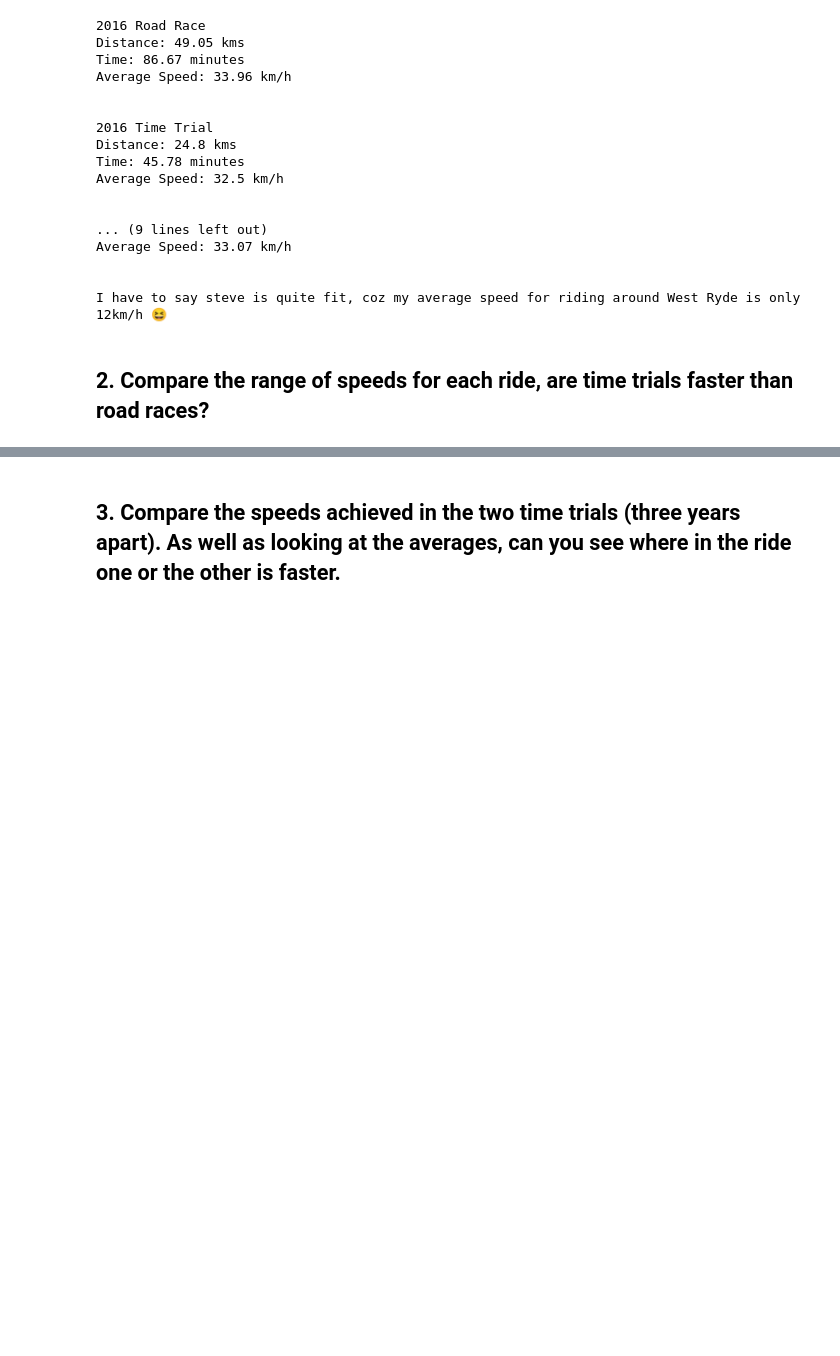
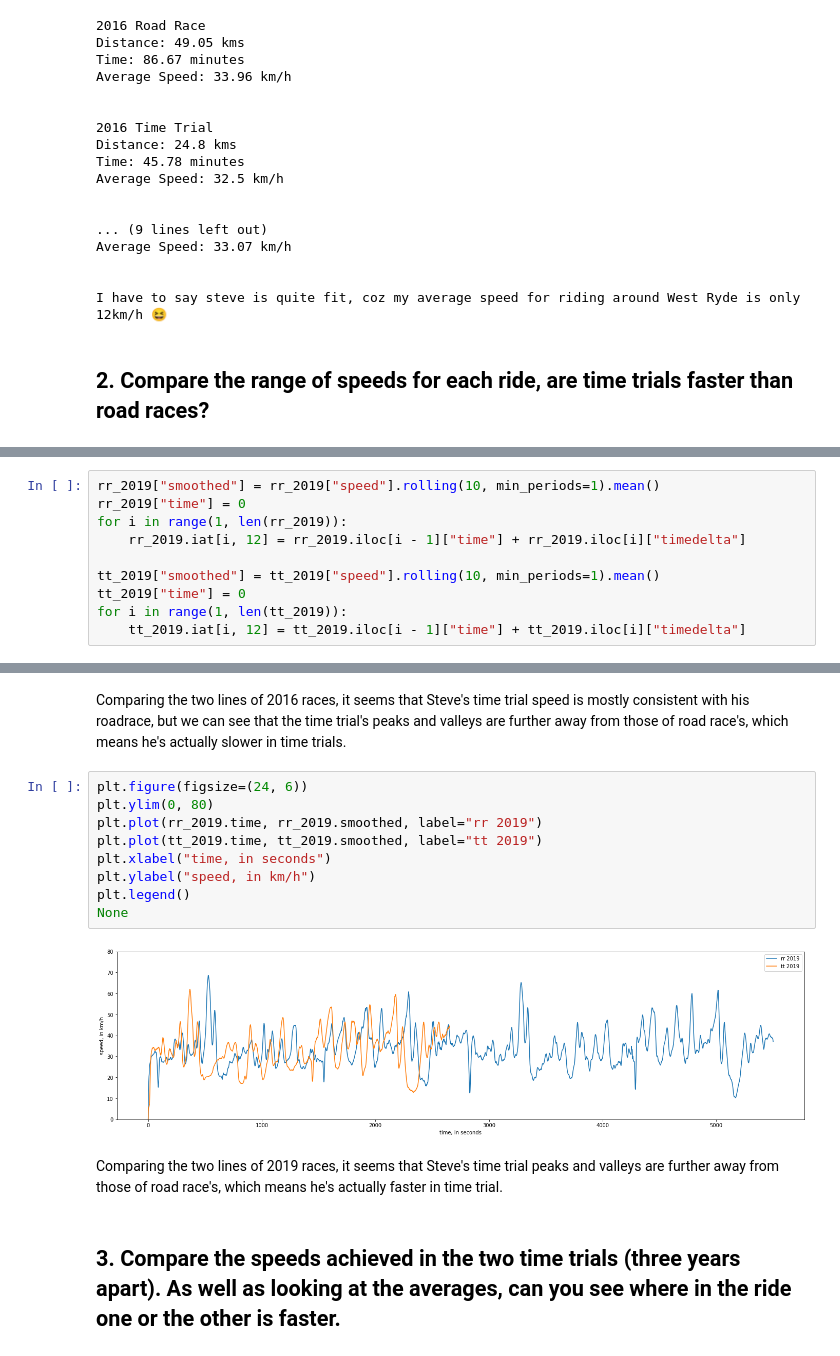
Before and after one commit to MQCOMP2200-S2-2021/data-science-portfolio-wenkangmq, a Jupyter notebook: Portfolio 1.ipynb, the cells around one changed output, grey strips where cells are left out. Drawn from its saved outputs; the diff is of its cells as text; blank space fills up the shorter version.

```diff
--- a/Portfolio 1.ipynb
+++ b/Portfolio 1.ipynb
@@ -114,0 +139,10 @@ I have to say steve is quite fit, coz my average speed for riding around West Ry
+# %%
+rr_2019["smoothed"] = rr_2019["speed"].rolling(10, min_periods=1).mean()
+rr_2019["time"] = 0
+for i in range(1, len(rr_2019)):
+    rr_2019.iat[i, 12] = rr_2019.iloc[i - 1]["time"] + rr_2019.iloc[i]["timedelta"]
+
+tt_2019["smoothed"] = tt_2019["speed"].rolling(10, min_periods=1).mean()
+tt_2019["time"] = 0
+for i in range(1, len(tt_2019)):
+    tt_2019.iat[i, 12] = tt_2019.iloc[i - 1]["time"] + tt_2019.iloc[i]["timedelta"]
@@ -115,2 +160,17 @@ I have to say steve is quite fit, coz my average speed for riding around West Ry
+# %% [markdown]
+Comparing the two lines of 2016 races, it seems that Steve's time trial speed is mostly consistent with his roadrace, but we can see that the time trial's peaks and valleys are further away from those of road race's, which means he's actually slower in time trials.
+# %%
+plt.figure(figsize=(24, 6))
+plt.ylim(0, 80)
+plt.plot(rr_2019.time, rr_2019.smoothed, label="rr 2019")
+plt.plot(tt_2019.time, tt_2019.smoothed, label="tt 2019")
+plt.xlabel("time, in seconds")
+plt.ylabel("speed, in km/h")
+plt.legend()
+None
+# %% [output]
+[figure, added]
+# %% [markdown]
+Comparing the two lines of 2019 races, it seems that Steve's time trial peaks and valleys are further away from those of road race's, which means he's actually faster in time trial.
 # %% [markdown]
 ## 3. Compare the speeds achieved in the two time trials (three years apart).  As well as looking at the averages, can you see where in the ride one or the other is faster.
```
Also changed, not shown: parts of 7 cells of this notebook.
